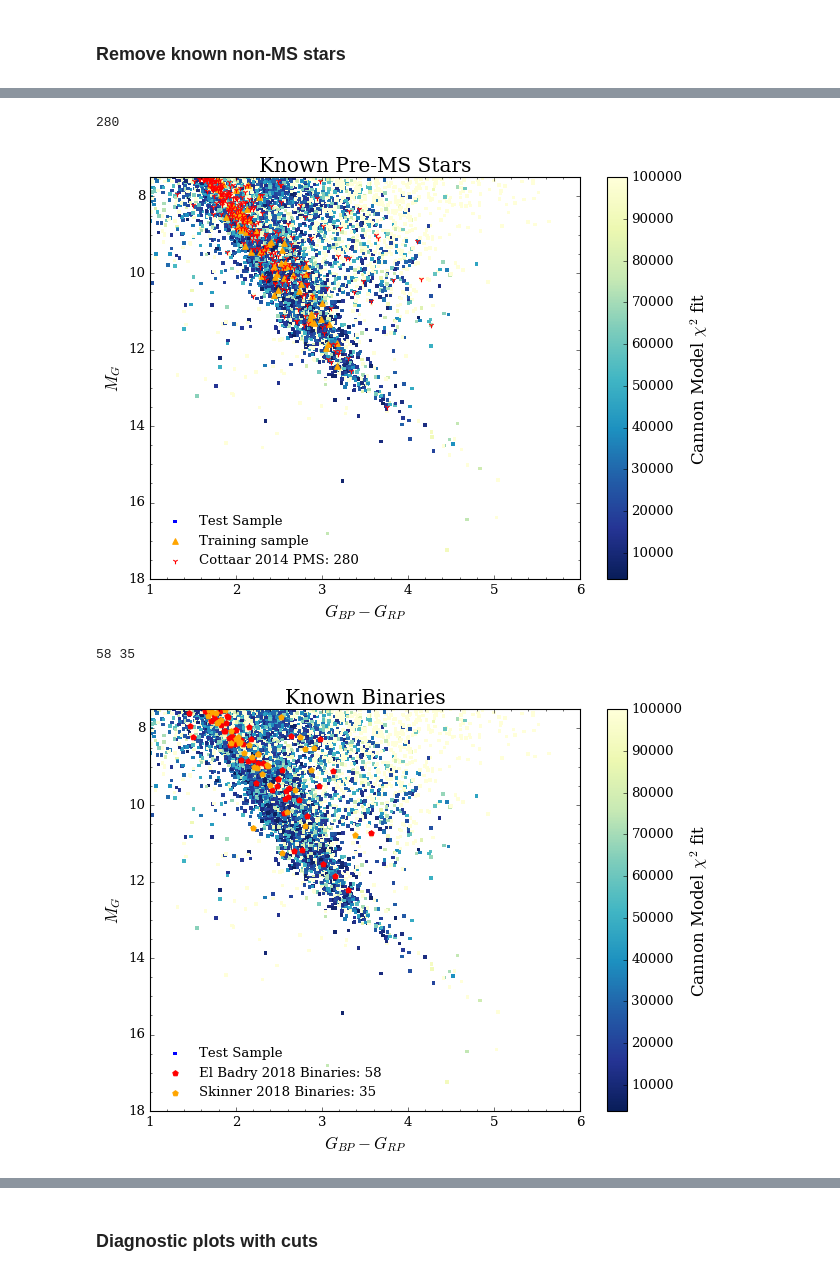
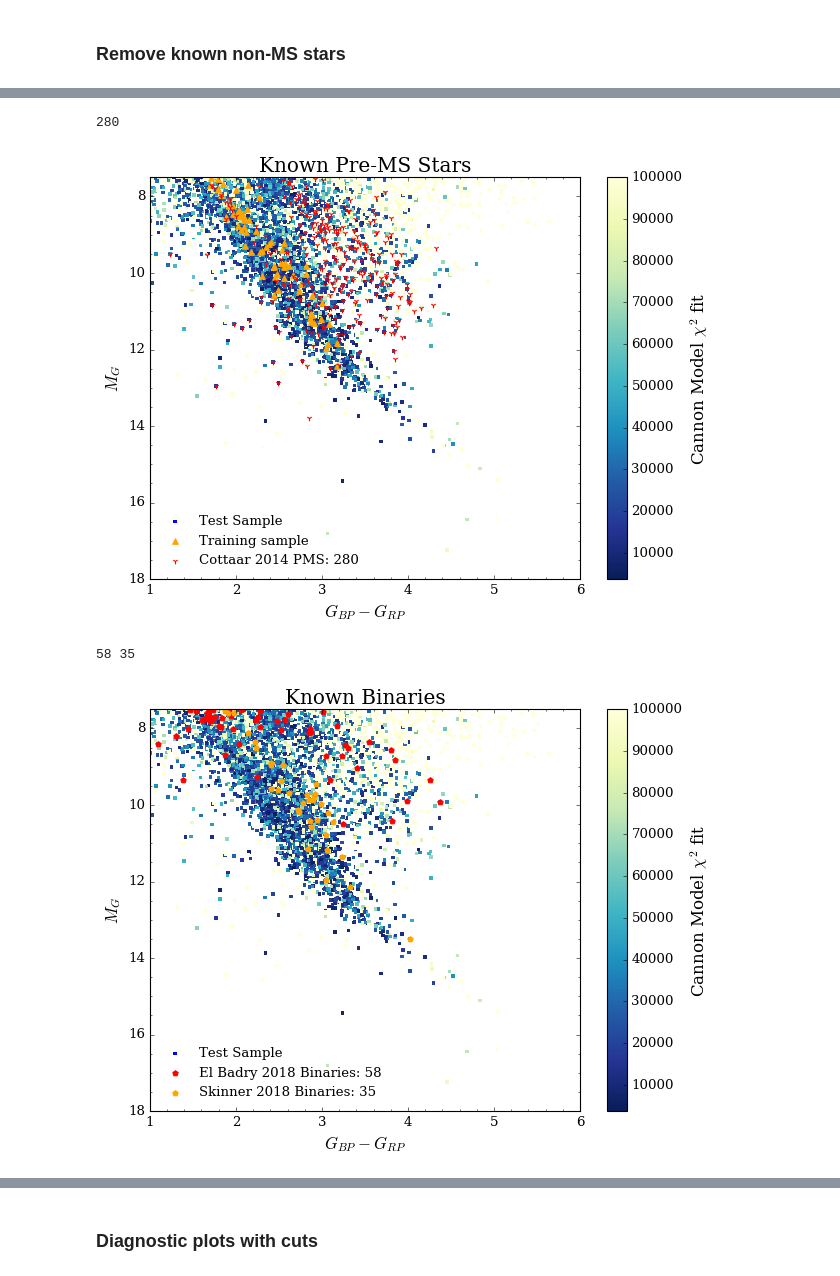
Before and after one commit to jbirky/Mdwarf_project, a Jupyter notebook: cannon_runs/apogee_test/test_mann_model.ipynb, the cells around one changed output, grey strips where cells are left out. Drawn from its saved outputs; the diff is of its cells as text; code cells hidden in the pictures.

```diff
--- a/cannon_runs/apogee_test/test_mann_model.ipynb
+++ b/cannon_runs/apogee_test/test_mann_model.ipynb
@@ -409,7 +427,7 @@ plt.show()
 pms_ind = []
 for i in range(len(bitflag)):
     try:
-        bit13 = bitflag[i][13]
+        bit13 = bitflag[i][::-1][13]
         if bit13 == '1':
             pms_ind.append(i)
     except: pass
@@ -447,7 +465,8 @@ pms_ID = np.array(pms_cat[1].data['2MASS'])
 pms_ind = []
 for i in range(len(pms_ID)):
     if pms_ID[i] in gaia_id:
-        pms_ind.append(i)
+        ind = np.where(gaia_id == pms_ID[i])[0]
+        pms_ind.append(ind)
 
 pms_gaia_id = gaia_id[pms_ind]
 pms_bp_rp = bp_rp[pms_ind]
@@ -473,48 +492,60 @@ plt.title('Known Pre-MS Stars', fontsize=18)
 plt.show()
 # %% [output]
 280
-[figure, old version]
+[figure, new version]
 # %%
 elbadry_cat = pd.read_csv('/home/jess/Desktop/Research/surveys/catalogs/APOGEE_ElBadry_binaries.csv')
-bin_ID = elbadry_cat['APOGEE_ID']
-skinner_ID = ['2M00372323+4950469','2M03122509+0021585','2M03330508+5101297','2M03393700+4531160','2M04281703+5521194','2M04373881+4650216','2M04595013+3638144','2M05421216+2224407','2M05504191+3525569','2M06115599+3325505','2M06125378+2343533','2M06213904+3231006','2M06561894-0835461','2M07063543+0219287','2M07444028+7946423','2M08100405+3220142','2M08351992+1408333','2M10331367+3409120','2M10423925+1944404','2M10464238+1626144','2M10520326+0032383','2M11081979+4751217','2M12045611+1728119','2M12193796+2634445','2M12214070+2707510','2M12260547+2644385','2M12260848+2439315','2M14545496+4108480','2M14551346+4128494','2M14562809+1648342','2M15183842-0008235','2M15192613+0153284','2M15225888+3644292','2M17204248+4205070','2M18514864+1415069','2M19081153+2839105','2M19235494+3834587','2M19433790+3225124','2M19560585+2205242','2M20474087+3343054','2M21005978+5103147','2M21234344+4419277','2M21442066+4211363','2M21451241+4225454']
+elbadry_ID = elbadry_cat['APOGEE_ID']
+skinner_ID = ['2M00372323+4950469','2M03122509+0021585','2M03330508+5101297','2M03393700+4531160',\
+              '2M04281703+5521194','2M04373881+4650216','2M04595013+3638144','2M05421216+2224407',\
+              '2M05504191+3525569','2M06115599+3325505','2M06125378+2343533','2M06213904+3231006',\
+              '2M06561894-0835461','2M07063543+0219287','2M07444028+7946423','2M08100405+3220142',\
+              '2M08351992+1408333','2M10331367+3409120','2M10423925+1944404','2M10464238+1626144',\
+              '2M10520326+0032383','2M11081979+4751217','2M12045611+1728119','2M12193796+2634445',\
+              '2M12214070+2707510','2M12260547+2644385','2M12260848+2439315','2M14545496+4108480',\
+              '2M14551346+4128494','2M14562809+1648342','2M15183842-0008235','2M15192613+0153284',\
+              '2M15225888+3644292','2M17204248+4205070','2M18514864+1415069','2M19081153+2839105',\
+              '2M19235494+3834587','2M19433790+3225124','2M19560585+2205242','2M20474087+3343054',\
+              '2M21005978+5103147','2M21234344+4419277','2M21442066+4211363','2M21451241+4225454']
 
 bin_ind1 = []
-for i in range(len(bin_ID)):
-    if bin_ID[i] in gaia_id:
-        bin_ind1.append(i)
+for i in range(len(elbadry_ID)):
+    if elbadry_ID[i] in gaia_id:
+        ind = np.where(gaia_id == elbadry_ID[i])[0]
+        bin_ind1.append(ind)
 bin_ind2 = []
 for i in range(len(skinner_ID)):
     if skinner_ID[i] in gaia_id:
-        bin_ind2.append(i)
+        ind = np.where(gaia_id == skinner_ID[i])[0]
+        bin_ind2.append(ind)
 
 bin_gaia_id1 = gaia_id[bin_ind1]
 bin_bp_rp1 = bp_rp[bin_ind1]
 bin_g_abs1 = g_abs[bin_ind1]
 
 bin_gaia_id2 = gaia_id[bin_ind2]
 bin_bp_rp2 = bp_rp[bin_ind2]
 bin_g_abs2 = g_abs[bin_ind2]
 
 print(len(bin_ind1), len(bin_ind2))
 
 pl = plt.scatter(bp_rp, g_abs, c=np.clip(chi,0,100000), cmap='YlGnBu_r', edgecolor='none', s=10, marker='s', \
                  label='Test Sample')
 # plt.scatter(mann_bp_rp, mann_g_abs, color='orange', marker='^', label='Training sample', s=25)
 plt.scatter(bin_bp_rp1, bin_g_abs1, color='r', marker='p', s=25, label='El Badry 2018 Binaries: '+str(len(bin_ind1)))
 plt.scatter(bin_bp_rp2, bin_g_abs2, color='orange', marker='p', s=25, label='Skinner 2018 Binaries: '+str(len(bin_ind2)))
 
 cb = plt.colorbar(pl)
 cb.set_label(r'Cannon Model $\chi^2$ fit', fontsize=15)
 plt.xlabel(r'$G_{BP} - G_{RP}$', fontsize=15)
 plt.ylabel(r'$M_{G}$', fontsize=15)
 plt.ylim(18,7.5)
 plt.xlim(1,6)
 plt.legend(loc='lower left', scatterpoints=1, fontsize=12, frameon=False)
 plt.minorticks_on()
 plt.tight_layout()
 plt.title('Known Binaries', fontsize=18)
 plt.show()
 # %% [output]
 58 35
-[figure, old version]
+[figure, new version]
```
Also changed, not shown: parts of 13 cells of this notebook, 2 other files.
